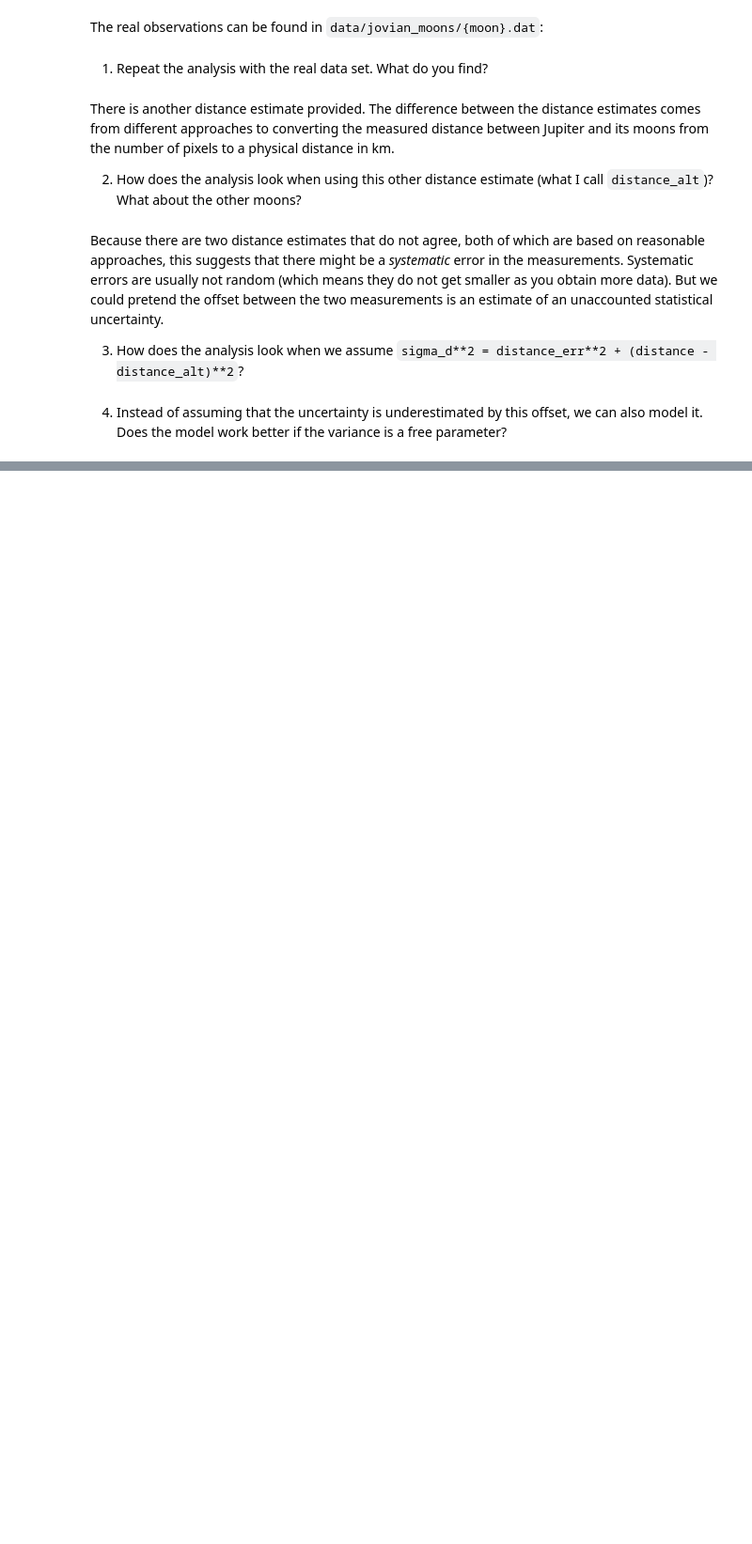
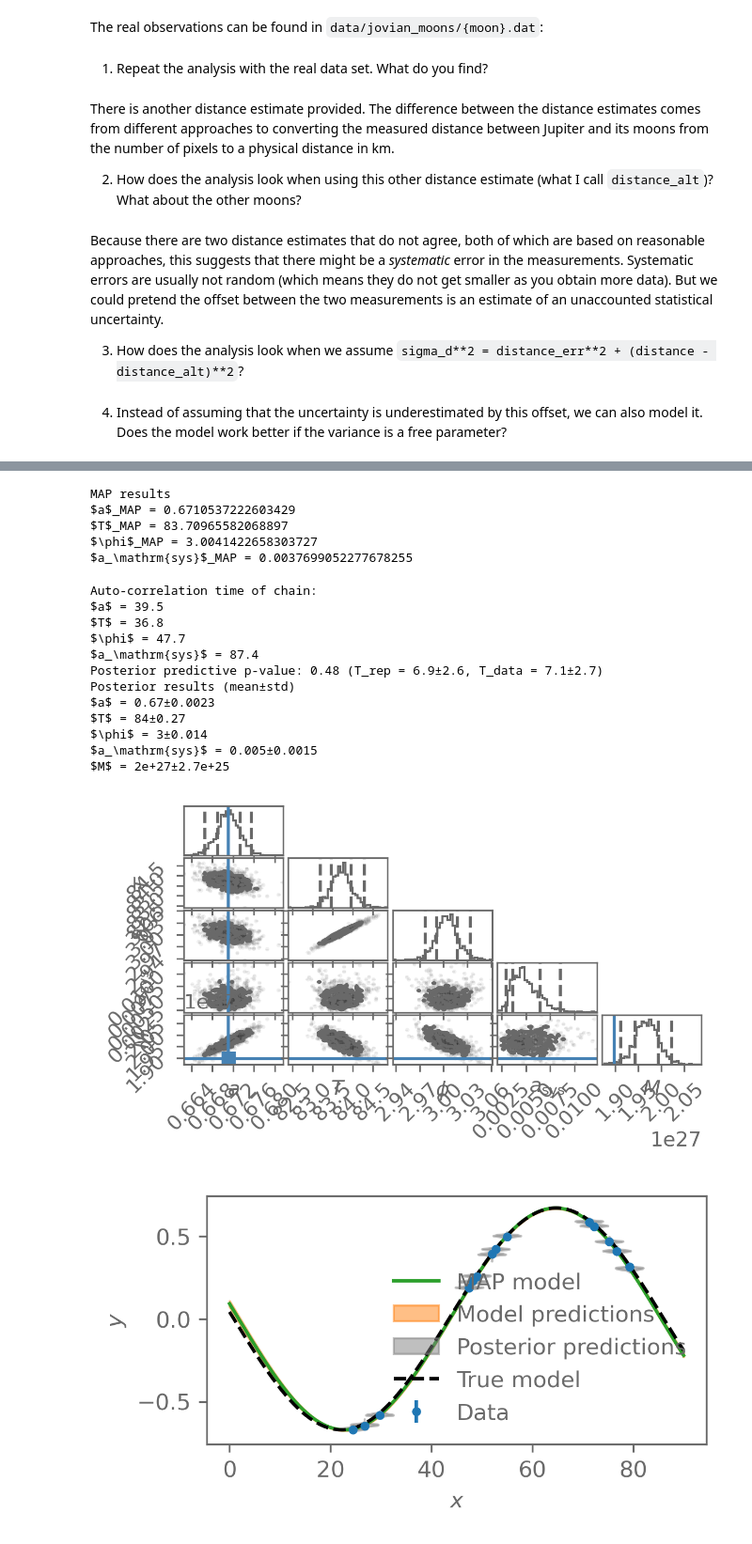
Before and after one commit to diegorad/Bayesian-Stats-HS2026, a Jupyter notebook: my_solutions/week4_intro_to_bayes_exercises.ipynb, the cells around one changed output, grey strips where cells are left out. Shown at 94% size. Saved outputs shown, nothing was run; the diff lists cells and outputs as text; code cells hidden in the pictures; blank space fills up the shorter version.

```diff
--- a/my_solutions/week4_intro_to_bayes_exercises.ipynb
+++ b/my_solutions/week4_intro_to_bayes_exercises.ipynb
@@ -233,0 +722,61 @@ Because there are two distance estimates that do not agree, both of which are ba
+# %%
+def sys_model(theta, t):
+    semimajor, period, phi, a_sys = theta
+    mu = base_model((semimajor, period, phi), t)
+    return mu
+
+def sys_variance_model(sigma_y, theta, t):
+    # add our extra variance here. a_sys is a parameter, it lives in theta!
+    semimajor, period, phi, a_sys = theta
+    return sigma_y**2 + a_sys**2
+
+def log_sys_model_prior(theta):
+    semimajor, period, phi, a_sys = theta
+    if a_sys < 0:
+        return -np.inf
+    else:
+        return 0.0
+# %%
+log_posterior, model, predict, ppd_test_statistic = build_inference_model(
+    model_fn=sys_model, log_prior_fn=log_sys_model_prior, variance_model_fn=sys_variance_model
+)
+
+data = dict(
+    x=t, y=distance, y_err=distance_err
+)
+
+results = analyse_data(
+    data=data,
+    log_posterior_fn=log_posterior,
+    model_fn=model,
+    predict_fn=predict,
+    ppd_test_statistic_fn=ppd_test_statistic,
+    param_names=["$a$", "$T$", "$\\phi$", "$a_\\mathrm{sys}$"],
+    derived_parameter_fn=mass_from_Kepler_3rd_law,
+    derived_parameter_names=["$M$"],
+    derived_parameter_true=[1.8982e27],
+    theta_true=theta_true[moon] + [None],
+    theta_init=theta_true[moon] + [0.01],
+    n_step_emcee=5000,
+    model_x=t_for_model,
+)
+# %% [output]
+MAP results
+$a$_MAP = 0.6710537222603429
+$T$_MAP = 83.70965582068897
+$\phi$_MAP = 3.0041422658303727
+$a_\mathrm{sys}$_MAP = 0.0037699052277678255
+Auto-correlation time of chain:
+$a$ = 39.5
+$T$ = 36.8
+$\phi$ = 47.7
+$a_\mathrm{sys}$ = 87.4
+Posterior predictive p-value: 0.48 (T_rep = 6.9±2.6, T_data = 7.1±2.7)
+Posterior results (mean±std)
+$a$ = 0.67±0.0023
+$T$ = 84±0.27
+$\phi$ = 3±0.014
+$a_\mathrm{sys}$ = 0.005±0.0015
+$M$ = 2e+27±2.7e+25
+[figure, added]
+[figure, added]
```
Also changed, not shown: parts of 20 cells of this notebook, 1 other file.
